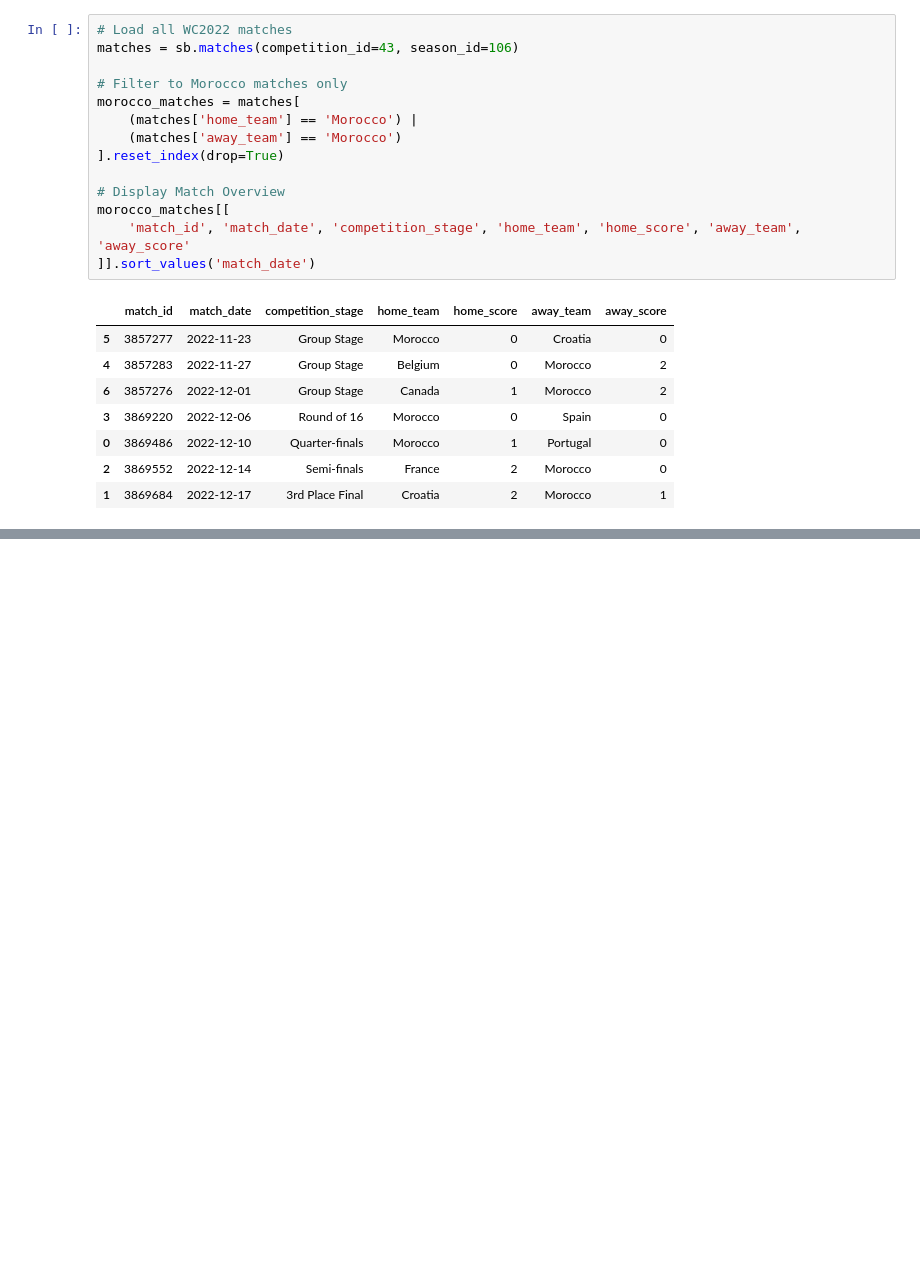
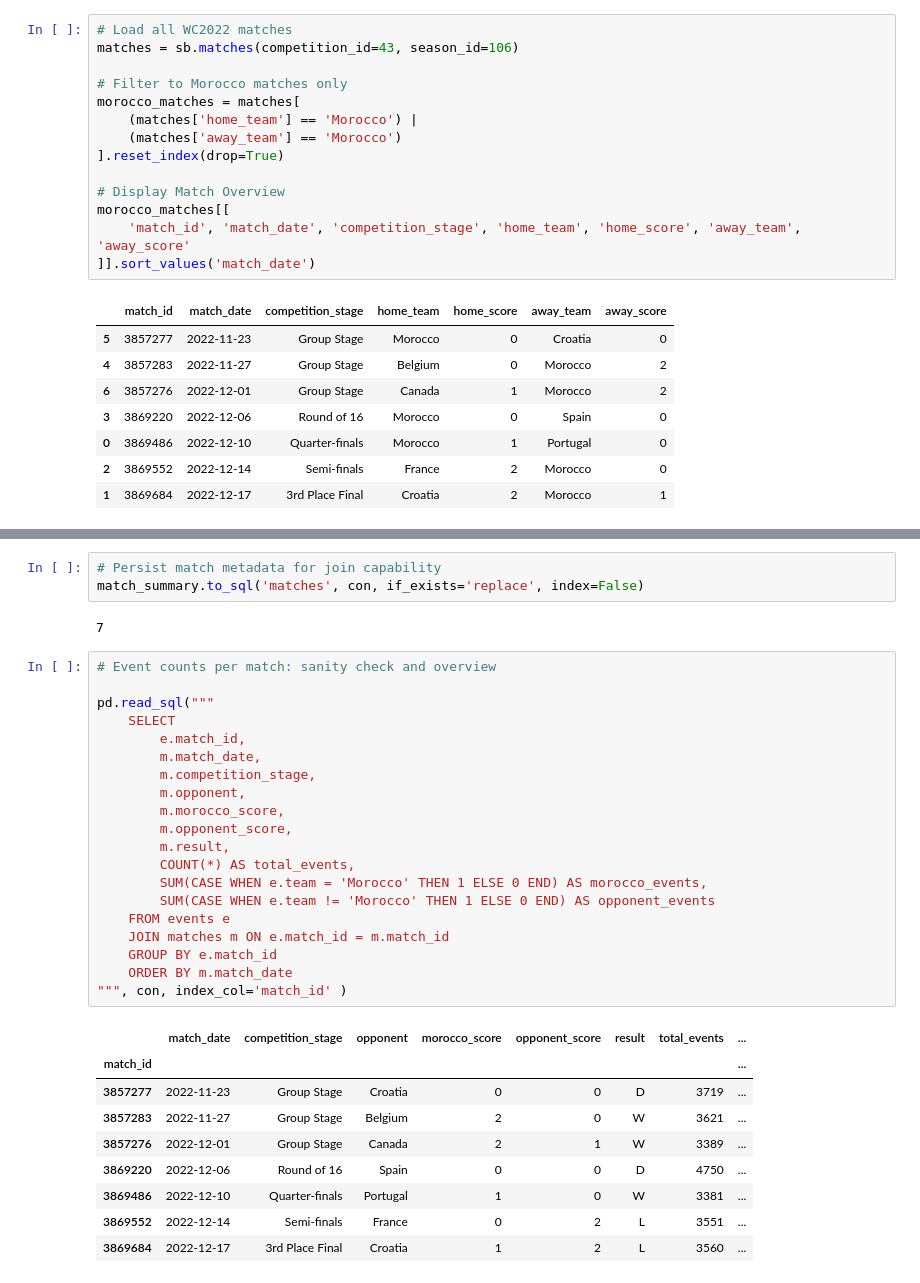
Before and after one commit to tarekhachad/morocco-wc22-analysis, a Jupyter notebook: notebooks/01_morocco_analysis.ipynb, the cells around one changed output, grey strips where cells are left out. Cells and saved outputs as stored; diff of their text form; blank space fills up the shorter version.

```diff
--- a/notebooks/01_morocco_analysis.ipynb
+++ b/notebooks/01_morocco_analysis.ipynb
@@ -102,0 +256,35 @@ morocco_matches[[
+# %%
+# Persist match metadata for join capability
+match_summary.to_sql('matches', con, if_exists='replace', index=False)
+# %% [output]
+7
+# %%
+# Event counts per match: sanity check and overview
+
+pd.read_sql("""
+    SELECT
+        e.match_id,
+        m.match_date,
+        m.competition_stage,
+        m.opponent,
+        m.morocco_score,
+        m.opponent_score,
+        m.result,
+        COUNT(*) AS total_events,
+        SUM(CASE WHEN e.team = 'Morocco' THEN 1 ELSE 0 END) AS morocco_events,
+        SUM(CASE WHEN e.team != 'Morocco' THEN 1 ELSE 0 END) AS opponent_events
+    FROM events e
+    JOIN matches m ON e.match_id = m.match_id
+    GROUP BY e.match_id
+    ORDER BY m.match_date
+""", con, index_col='match_id' )
+# %% [output]
+|  | match_date | competition_stage | opponent | morocco_score | opponent_score | result | total_events | ... |
+| match_id |  |  |  |  |  |  |  | ... |
+| 3857277 | 2022-11-23 | Group Stage | Croatia | 0 | 0 | D | 3719 | ... |
+| 3857283 | 2022-11-27 | Group Stage | Belgium | 2 | 0 | W | 3621 | ... |
+| 3857276 | 2022-12-01 | Group Stage | Canada | 2 | 1 | W | 3389 | ... |
+| 3869220 | 2022-12-06 | Round of 16 | Spain | 0 | 0 | D | 4750 | ... |
+| 3869486 | 2022-12-10 | Quarter-finals | Portugal | 1 | 0 | W | 3381 | ... |
+| 3869552 | 2022-12-14 | Semi-finals | France | 0 | 2 | L | 3551 | ... |
+| 3869684 | 2022-12-17 | 3rd Place Final | Croatia | 1 | 2 | L | 3560 | ... |
```
Also changed, not shown: parts of 11 cells of this notebook, 1 other file.
